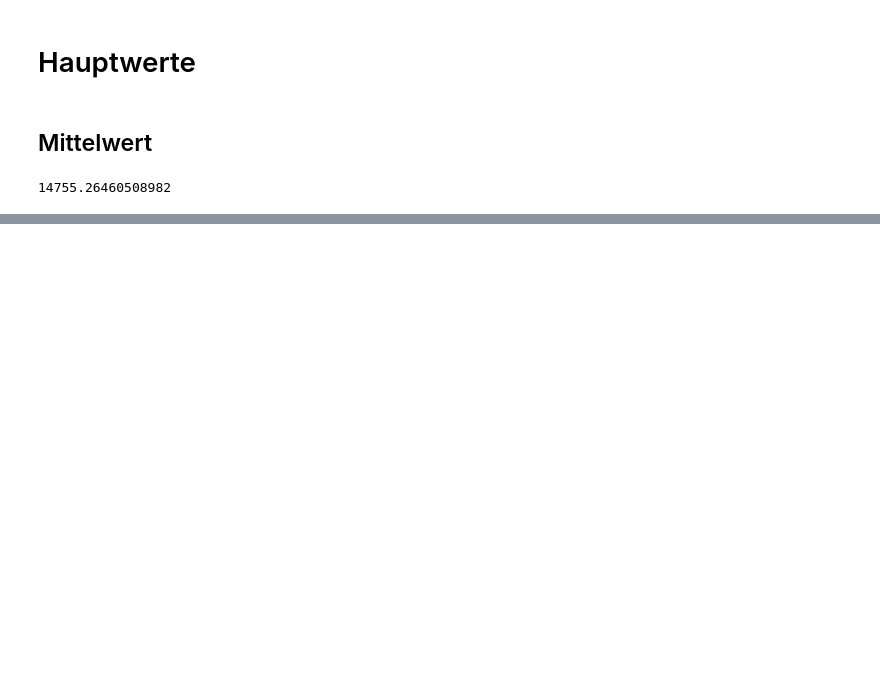
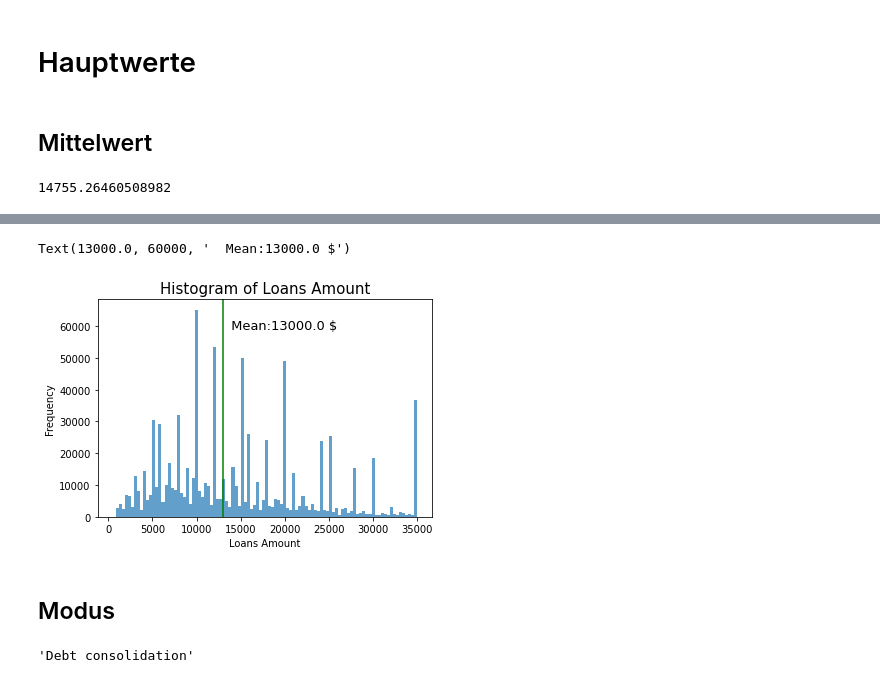
Before and after one commit to fburnelli/cas-de-stat-vis, a Jupyter notebook: statistic.ipynb, the cells around one changed output, grey strips where cells are left out. Cells and saved outputs as stored; diff of their text form; code cells hidden in the pictures; blank space fills up the shorter version.

```diff
--- a/statistic.ipynb
+++ b/statistic.ipynb
@@ -84,0 +91,18 @@ put text mean
+# %%
+median = df['loan_amnt'].median()
+
+df['loan_amnt'].hist(bins=100,grid = False,alpha= 0.7)
+plt.title("Histogram of Loans Amount",size=15)
+plt.xlabel("Loans Amount")
+plt.ylabel("Frequency")
+plt.axvline(median, color="green")
+plt.text(median, 60000, "  Mean:{} $".format(median), verticalalignment='center',size=13)
+# %% [output]
+Text(13000.0, 60000, '  Mean:13000.0 $')
+[figure, added]
+# %% [markdown]
+## Modus
+# %%
+df['title'].mode()[0]
+# %% [output]
+'Debt consolidation'
```
Also changed, not shown: parts of 7 cells of this notebook, 1 other file.
